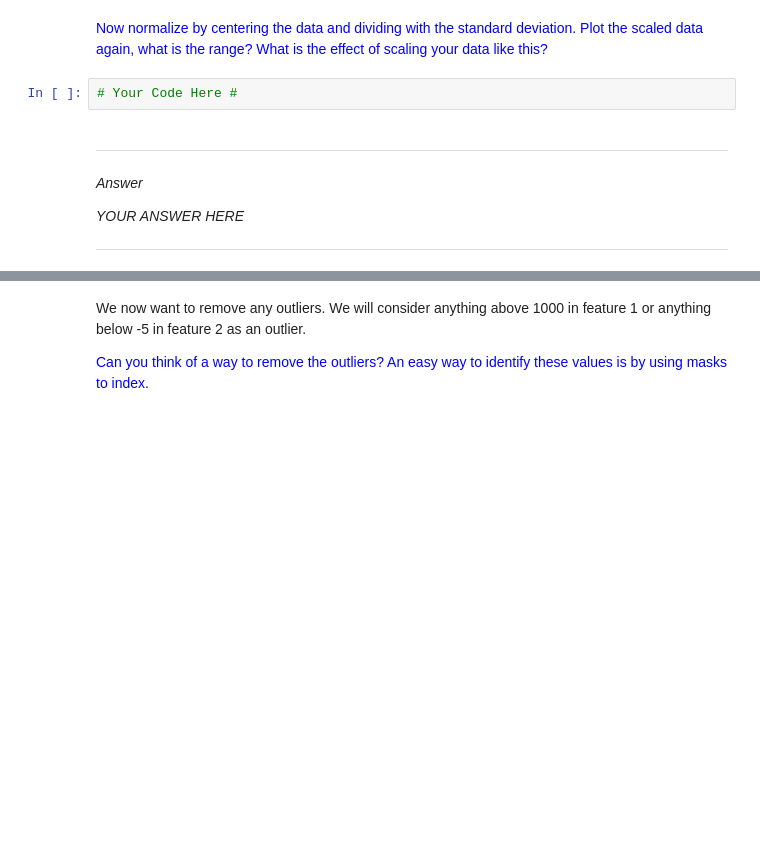
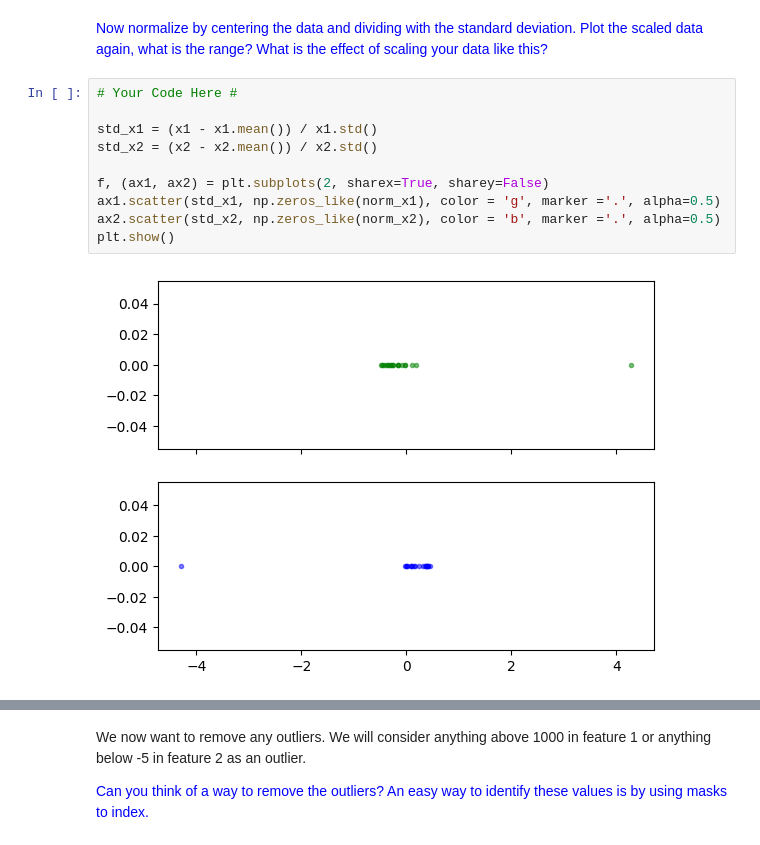
Before and after one commit to Pikurrot/ml-problems-uab, a Jupyter notebook: Session 2 - Multiple and Polynomial regression/P2_Multiple_and_Polynomial_Regression.ipynb, the cells around one changed output, grey strips where cells are left out. Cells and saved outputs as stored; diff of their text form; blank space fills up the shorter version.

```diff
--- a/Session 2 - Multiple and Polynomial regression/P2_Multiple_and_Polynomial_Regression.ipynb
+++ b/Session 2 - Multiple and Polynomial regression/P2_Multiple_and_Polynomial_Regression.ipynb
@@ -62,12 +71,14 @@ The two features are in very different ranges, while it seems that there is one
 # %% [markdown]
 <font color=blue>Now normalize by centering the data and dividing with the standard deviation. Plot the scaled data again, what is the range? What is the effect of scaling your data like this?</font>
-# %%
-# Your Code Here #
-# %% [markdown]
----
-
-*Answer*
-
-*YOUR ANSWER HERE*
-
----
+# %%
+# Your Code Here #
+
+std_x1 = (x1 - x1.mean()) / x1.std()
+std_x2 = (x2 - x2.mean()) / x2.std()
+
+f, (ax1, ax2) = plt.subplots(2, sharex=True, sharey=False)
+ax1.scatter(std_x1, np.zeros_like(norm_x1), color = 'g', marker ='.', alpha=0.5)
+ax2.scatter(std_x2, np.zeros_like(norm_x2), color = 'b', marker ='.', alpha=0.5)
+plt.show()
+# %% [output]
+[figure, added]
```
Also changed, not shown: parts of 31 cells of this notebook.
